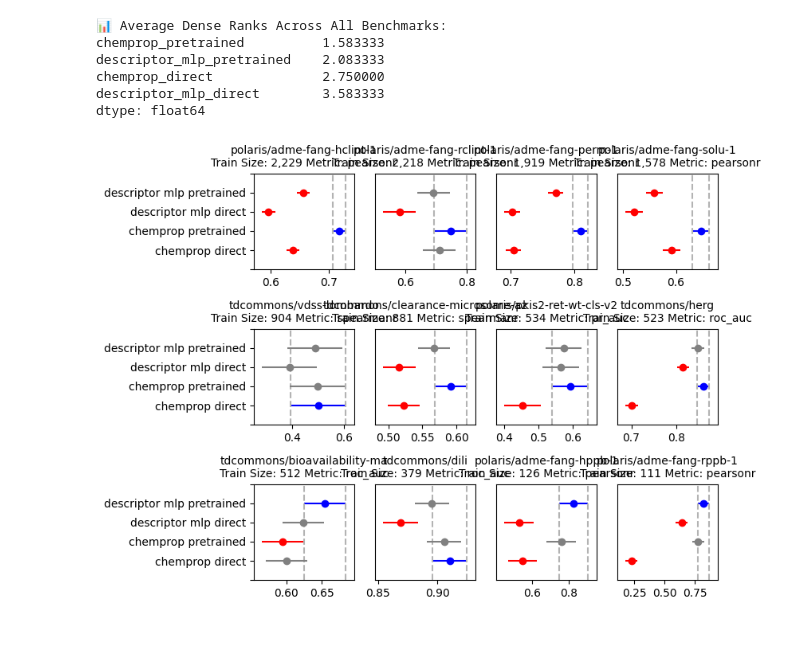
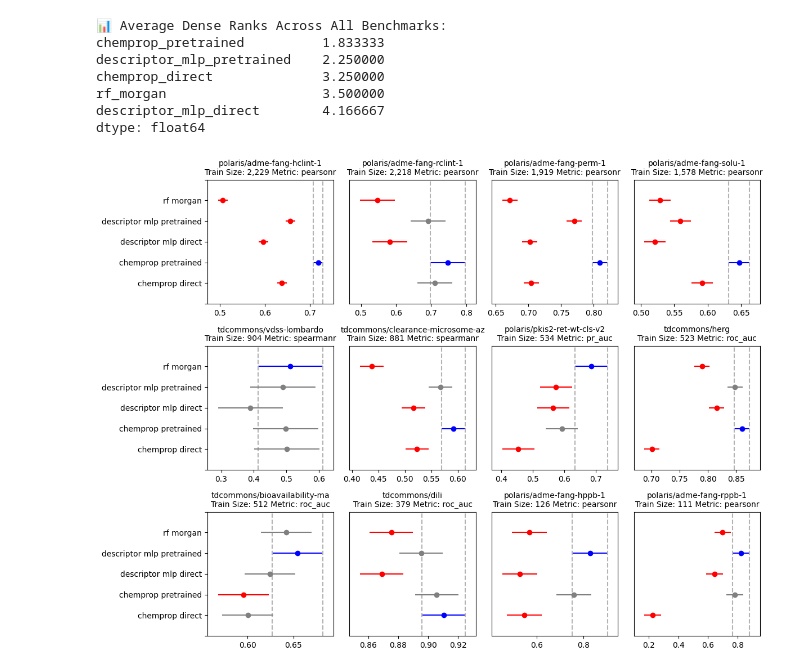
Before and after one commit to JacksonBurns/chemeleon, a Jupyter notebook: analysis/hsd.ipynb, the cells around one changed output. Saved outputs shown, nothing was run; the diff lists cells and outputs as text; code cells hidden in the pictures; blank space fills up the shorter version.

Commit message:
rf baseline hsd plot

```diff
--- a/analysis/hsd.ipynb
+++ b/analysis/hsd.ipynb
@@ -69,40 +69,41 @@ for i, (benchmark, bench_df) in enumerate(benchmark_groups):
 
     # Plot Tukey HSD
     comparison_name = bench_df.groupby("model")["score"].mean().idxmax()
-    tukey.plot_simultaneous(comparison_name=comparison_name, ax=ax, figsize=(16, 12))
+    tukey.plot_simultaneous(comparison_name=comparison_name, ax=ax, figsize=(12, 9))
     ax.set_title(benchmark + f"\nTrain Size: {sizes[benchmark]:,} Metric: {metrics[benchmark]}", fontdict=dict(fontsize=10))
 
     # Y-axis label tweaks
     if i % ncols != 0:
         ax.set_yticklabels([])
         ax.set_yticks([])
     else:
         ax.set_yticklabels([name.get_text().replace("_", " ") for name in ax.get_yticklabels()])
 
     # Calculate dense ranks for this benchmark
     model_means = bench_df.groupby("model")["score"].mean()
     dense_ranks = rankdata(-model_means.values, method="dense")  # negative for descending
     for model, rank in zip(model_means.index, dense_ranks):
         rank_tracker[model].append(rank)
 
 # Hide unused subplots
 for j in range(i + 1, len(axes)):
     axes[j].axis("off")
 
 plt.tight_layout()
 plt.savefig("test.png", dpi=600)
 
 # Compute average rank across benchmarks
 avg_dense_ranks = {model: np.mean(ranks) for model, ranks in rank_tracker.items()}
 avg_dense_ranks = pd.Series(avg_dense_ranks).sort_values()
 
 print("\n📊 Average Dense Ranks Across All Benchmarks:")
 print(avg_dense_ranks)
 # %% [output]
 📊 Average Dense Ranks Across All Benchmarks:
-chemprop_pretrained          1.583333
-descriptor_mlp_pretrained    2.083333
-chemprop_direct              2.750000
-descriptor_mlp_direct        3.583333
+chemprop_pretrained          1.833333
+descriptor_mlp_pretrained    2.250000
+chemprop_direct              3.250000
+rf_morgan                    3.500000
+descriptor_mlp_direct        4.166667
 dtype: float64
-[figure, old version]
+[figure, new version]
```
